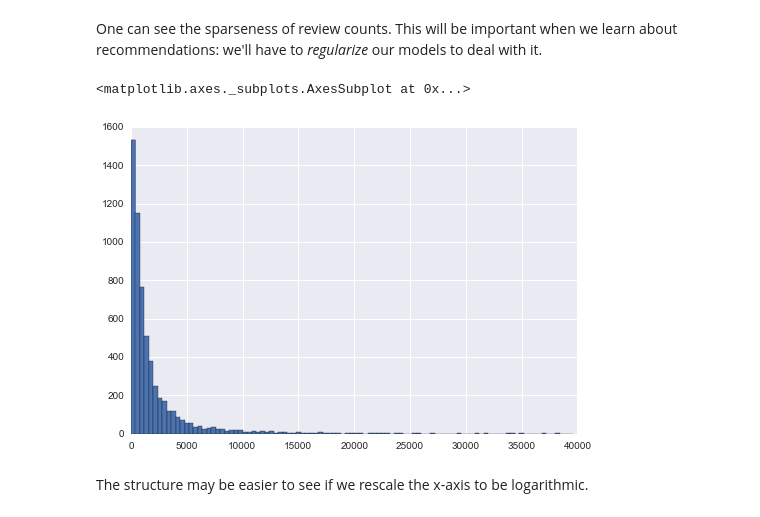
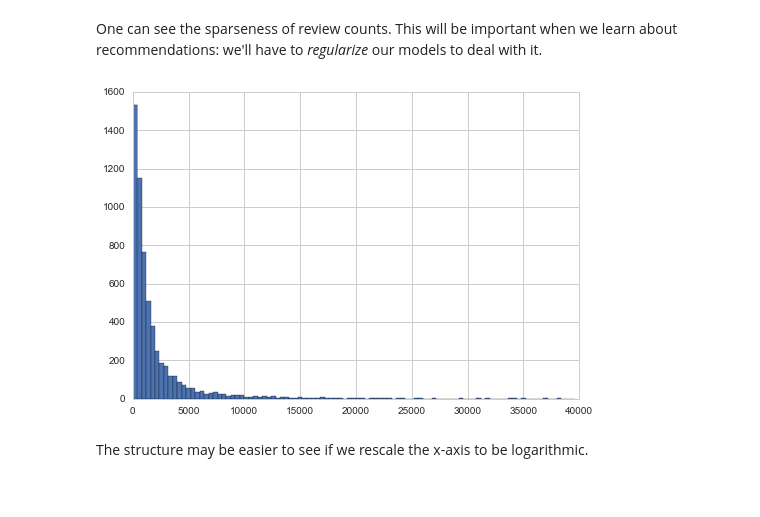
Before and after one commit to brlancer/2015lab1, a Jupyter notebook: Lab1-pythonpandas.ipynb, the cells around one changed output. Saved outputs shown, nothing was run; the diff lists cells and outputs as text; code cells hidden in the pictures.

```diff
--- a/Lab1-pythonpandas.ipynb
+++ b/Lab1-pythonpandas.ipynb
@@ -382,10 +382,10 @@ with sns.axes_style("whitegrid"):
 # %% [markdown]
 One can see the sparseness of review counts. This will be important when we learn about recommendations: we'll have to *regularize* our models to deal with it.
 # %%
-df.review_count.hist(bins=np.arange(0, 40000, 400))
+with sns.axes_style("whitegrid"):
+    df.review_count.hist(bins=np.arange(0, 40000, 400))
 # %% [output]
-<matplotlib.axes._subplots.AxesSubplot at 0x...>
-[figure, old version]
+[figure, new version]
 # %% [markdown]
 The structure may be easier to see if we rescale the x-axis to be logarithmic.
 # %%
```
Also changed, not shown: parts of 2 cells of this notebook, 2 other files.
